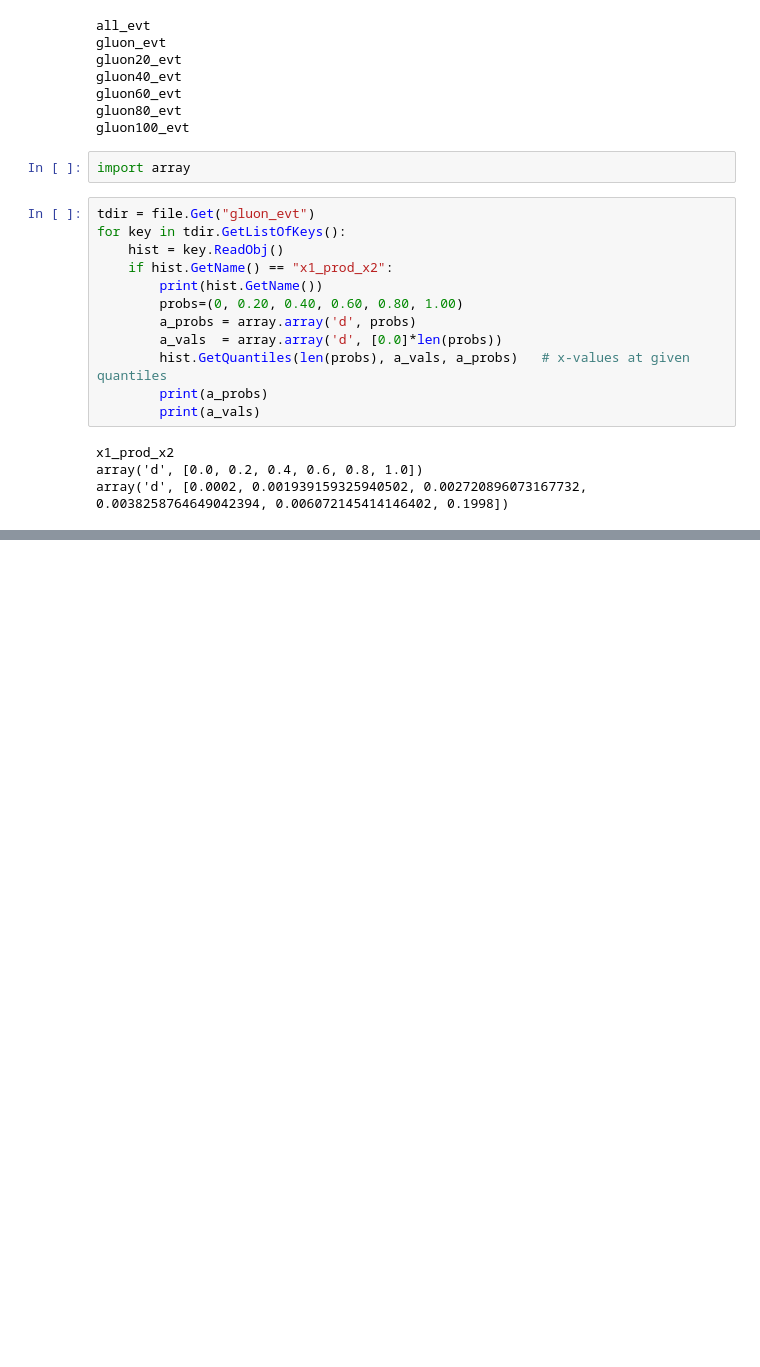
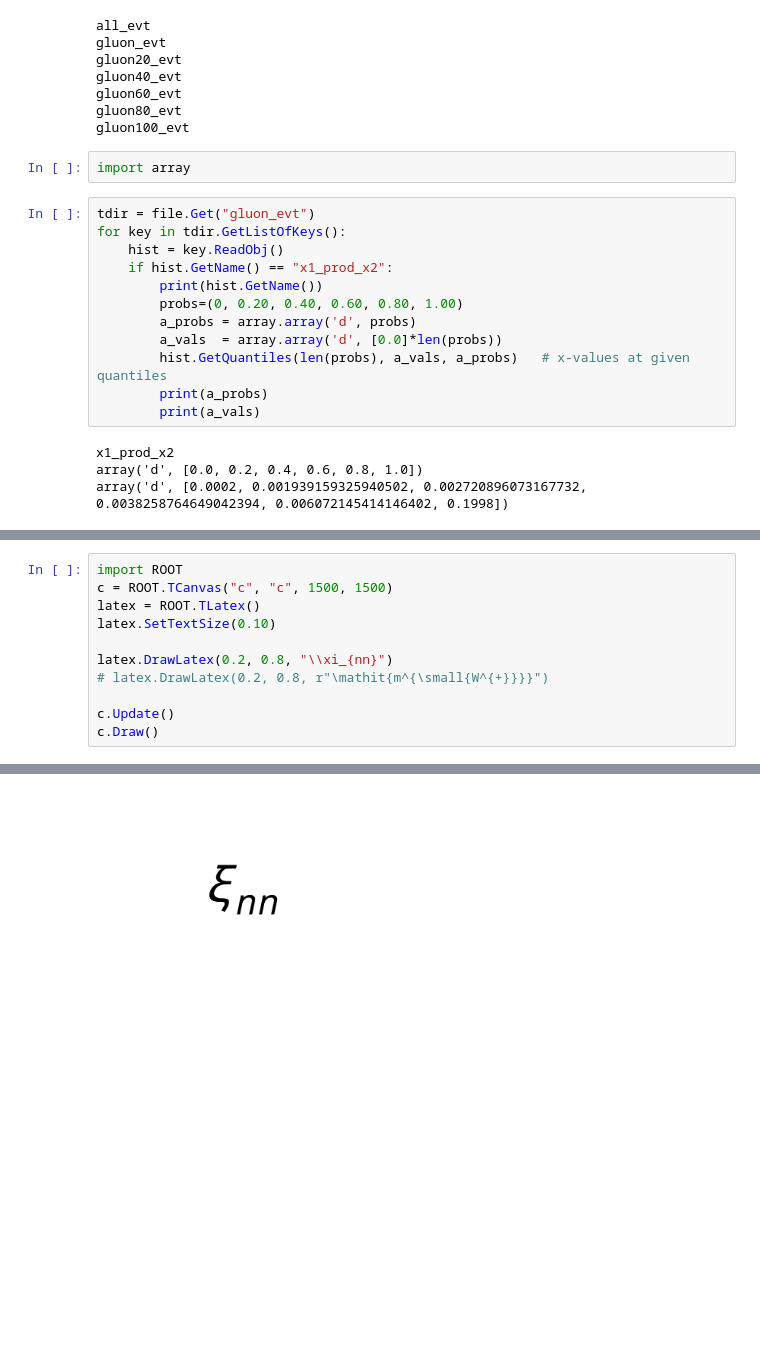
Before and after one commit to alikaanguven/Robert-Gollum, a Jupyter notebook: notebooks/test.ipynb, the cells around one changed output, grey strips where cells are left out. Drawn from its saved outputs; the diff is of its cells as text; blank space fills up the shorter version.

```diff
--- a/notebooks/test.ipynb
+++ b/notebooks/test.ipynb
@@ -33,0 +171,12 @@ array('d', [0.0002, 0.001939159325940502, 0.002720896073167732, 0.00382587646490
+# %%
+import ROOT
+c = ROOT.TCanvas("c", "c", 1500, 1500)
+latex = ROOT.TLatex()
+latex.SetTextSize(0.10)
+
+latex.DrawLatex(0.2, 0.8, "\\xi_{nn}")
+# latex.DrawLatex(0.2, 0.8, r"\mathit{m^{\small{W^{+}}}}")
+
+c.Update()
+c.Draw()
+# %% [output]
@@ -33,0 +184 @@ array('d', [0.0002, 0.001939159325940502, 0.002720896073167732, 0.00382587646490
+[figure, added]
```
Also changed, not shown: parts of 12 cells of this notebook, 10 other files.
